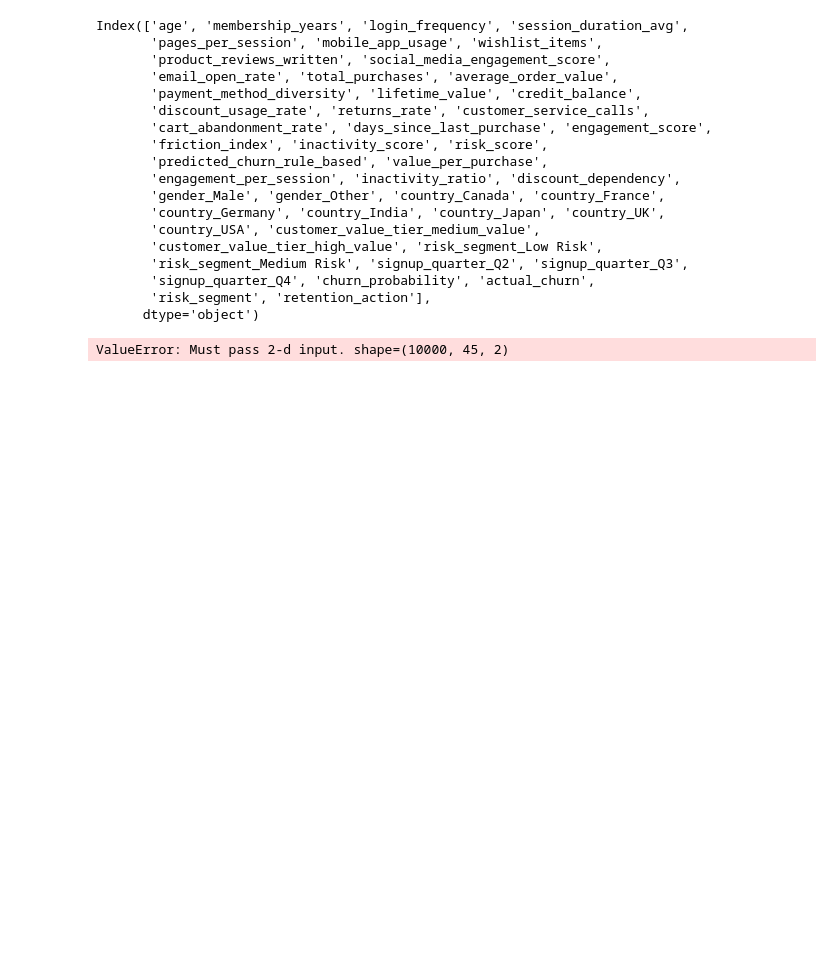
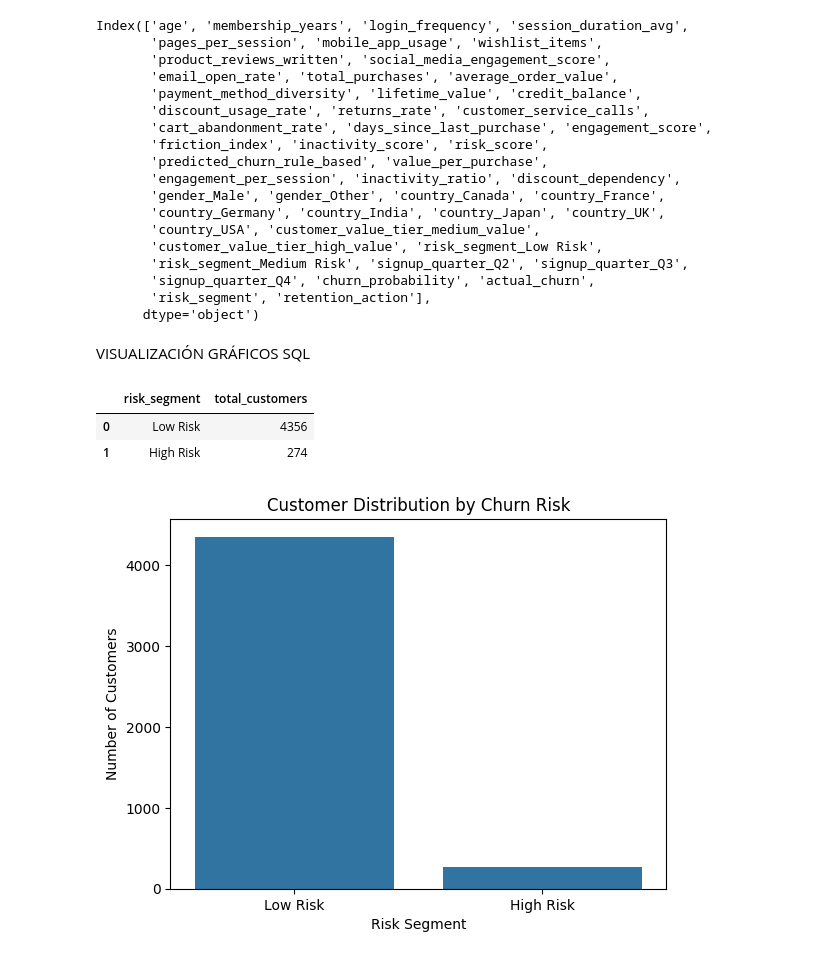
Before and after one commit to slmj1990-ai/Customer-Churn-Intelligence-, a Jupyter notebook: notebooks/modeling.ipynb, the cells around one changed output. Saved outputs shown, nothing was run; the diff lists cells and outputs as text; code cells hidden in the pictures; blank space fills up the shorter version.

```diff
--- a/notebooks/modeling.ipynb
+++ b/notebooks/modeling.ipynb
@@ -858,19 +859,43 @@ retention_map = {
 df_results["retention_action"] = df_results["risk_segment"].map(retention_map)
 # %%
 df_results.to_csv("customer_churn_predictions.csv", index=False)
-# %%
-import pandas as pd
-
-# SHAP values del modelo
-shap_df = pd.DataFrame(
-    shap_values.values,
-    columns=X_test.columns
-)
-
-# Añadir probabilidad de churn
-shap_df["churn_probability"] = best_model.predict_proba(X_test)[:,1]
-
-# Guardar archivo
-shap_df.to_csv("shap_values_powerbi.csv", index=False)
-# %% [output]
-ValueError: Must pass 2-d input. shape=(10000, 45, 2)
+# %% [markdown]
+VISUALIZACIÓN GRÁFICOS SQL
+# %%
+import mysql.connector
+import pandas as pd
+
+conn = mysql.connector.connect(
+    host="localhost",
+    user="root",
+    password="Leticia.1",
+    database="ecommerce"
+)
+# %%
+query = """
+SELECT
+risk_segment,
+COUNT(*) AS total_customers
+FROM customer_churn_predictions
+GROUP BY risk_segment
+"""
+
+df_risk = pd.read_sql(query, conn)
+df_risk
+# %% [output]
+|  | risk_segment | total_customers |
+| 0 | Low Risk | 4356 |
+| 1 | High Risk | 274 |
+# %%
+import seaborn as sns
+import matplotlib.pyplot as plt
+
+sns.barplot(data=df_risk, x="risk_segment", y="total_customers")
+
+plt.title("Customer Distribution by Churn Risk")
+plt.xlabel("Risk Segment")
+plt.ylabel("Number of Customers")
+
+plt.show()
+# %% [output]
+[figure, added]
```
Also changed, not shown: parts of 10 cells of this notebook, 4 other files.
